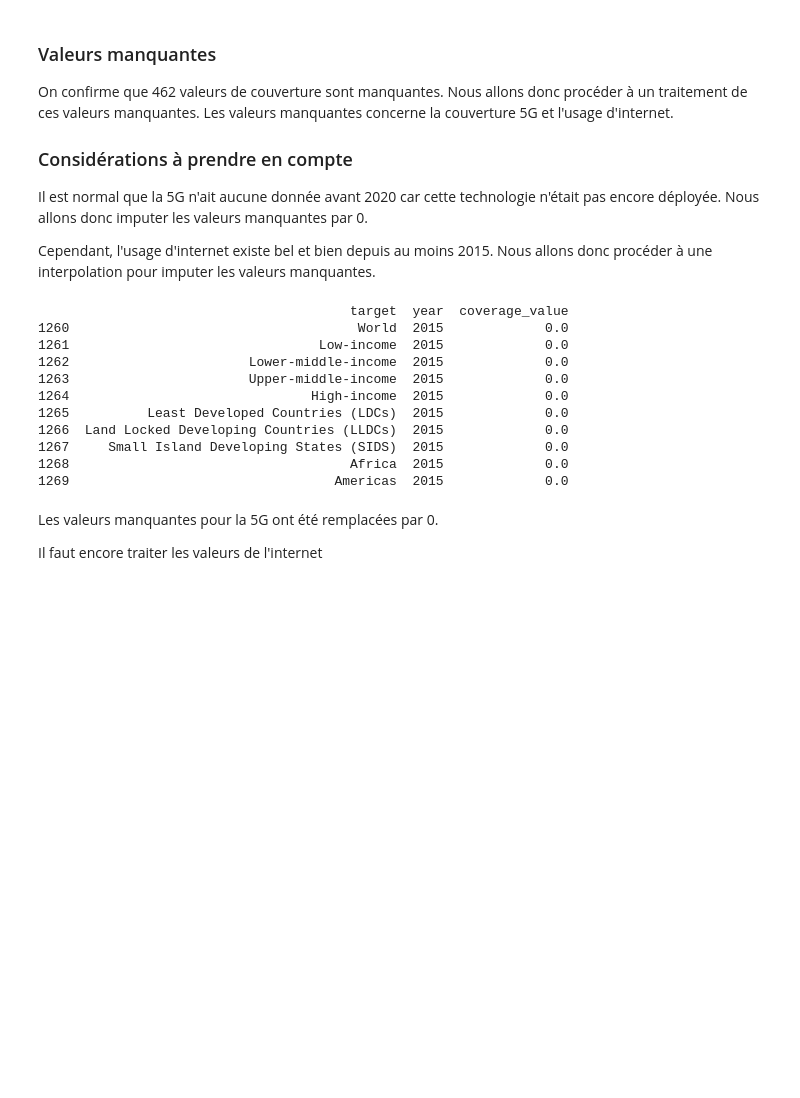
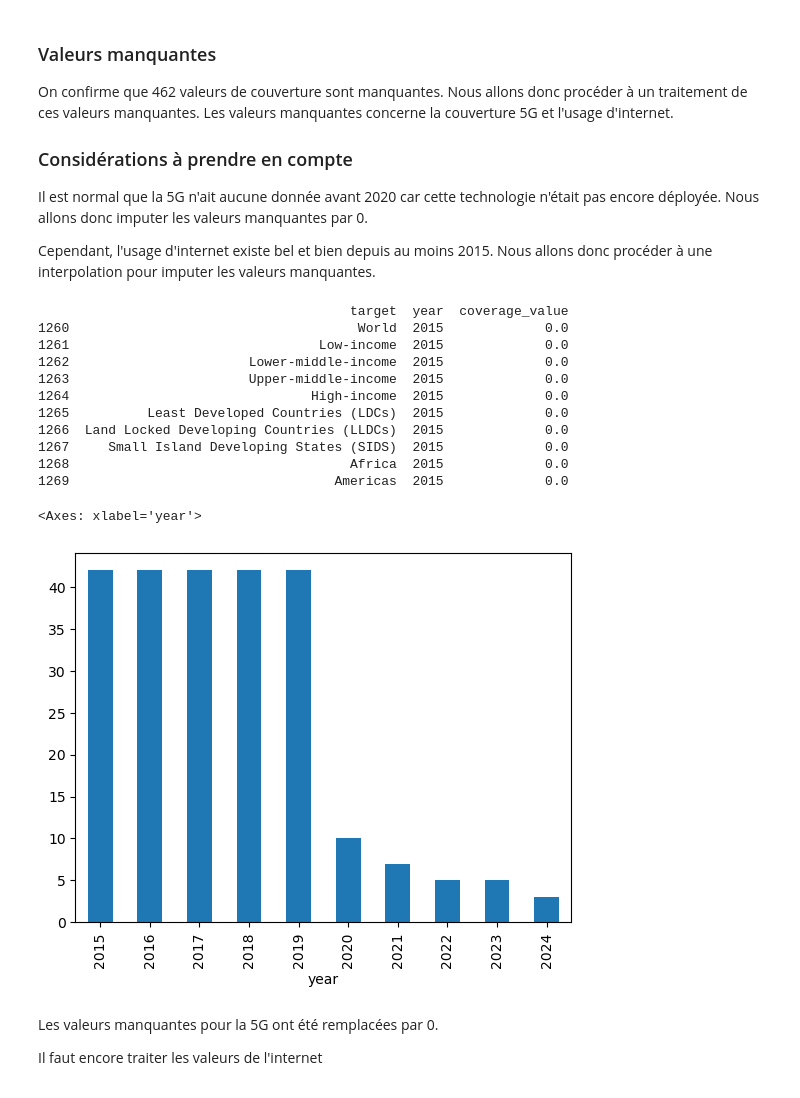
Before and after one commit to kazope/AND, a Jupyter notebook: etude.ipynb, the cells around one changed output. Drawn from its saved outputs; the diff is of its cells as text; code cells hidden in the pictures; blank space fills up the shorter version.

Commit message:
Graphiques d'explorations plus pertinents

```diff
--- a/etude.ipynb
+++ b/etude.ipynb
@@ -125,24 +125,29 @@ Il est normal que la 5G n'ait aucune donnée avant 2020 car cette technologie n'
 # %%
 # Sélection des lignes correspondant à la couverture 5G
 mask_5g = df['coverage_type'] == 'Population covered by at least a 5G mobile network (%)'
 
 # Remplacement des NaN par 0 uniquement pour la 5G
 df.loc[mask_5g, 'coverage_value'] = df.loc[mask_5g, 'coverage_value'].fillna(0)
 
 # (Optionnel) Vérification
 print(df.loc[mask_5g, ['target', 'year', 'coverage_value']].head(10))
+
+df_5g = df[df['coverage_type']=="Population covered by at least a 5G mobile network (%)"]
+df_5g.groupby('year')['coverage_value'].apply(lambda s: (s==0).sum()).plot(kind='bar')
 # %% [output]
                                         target  year  coverage_value
 1260                                     World  2015             0.0
 1261                                Low-income  2015             0.0
 1262                       Lower-middle-income  2015             0.0
 1263                       Upper-middle-income  2015             0.0
 1264                               High-income  2015             0.0
 1265          Least Developed Countries (LDCs)  2015             0.0
 1266  Land Locked Developing Countries (LLDCs)  2015             0.0
 1267     Small Island Developing States (SIDS)  2015             0.0
 1268                                    Africa  2015             0.0
 1269                                  Americas  2015             0.0
+<Axes: xlabel='year'>
+[figure, added]
 # %% [markdown]
 <p>Les valeurs manquantes pour la 5G ont été remplacées par 0.
 <p>Il faut encore traiter les valeurs de l'internet
```
Also changed, not shown: parts of 18 cells of this notebook.
